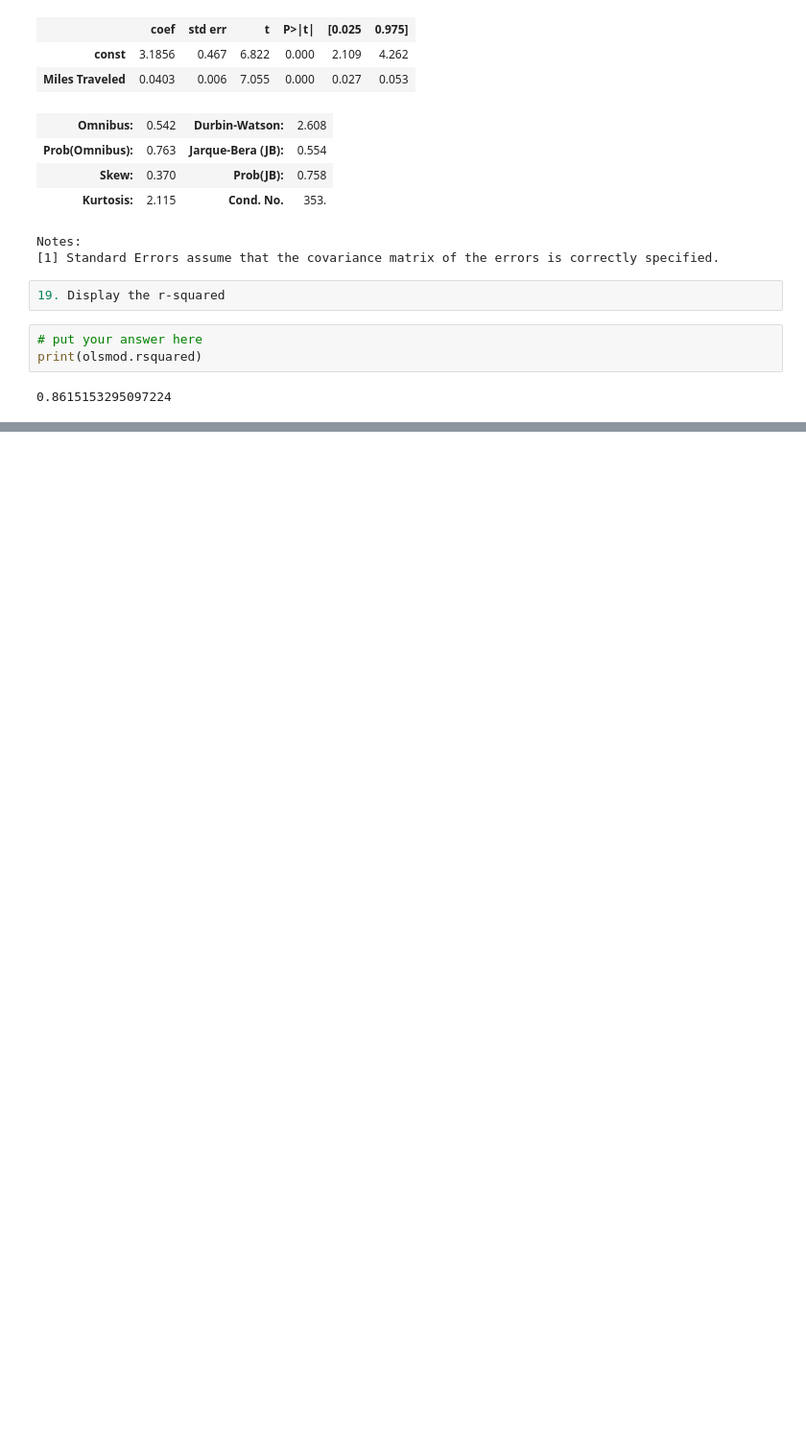
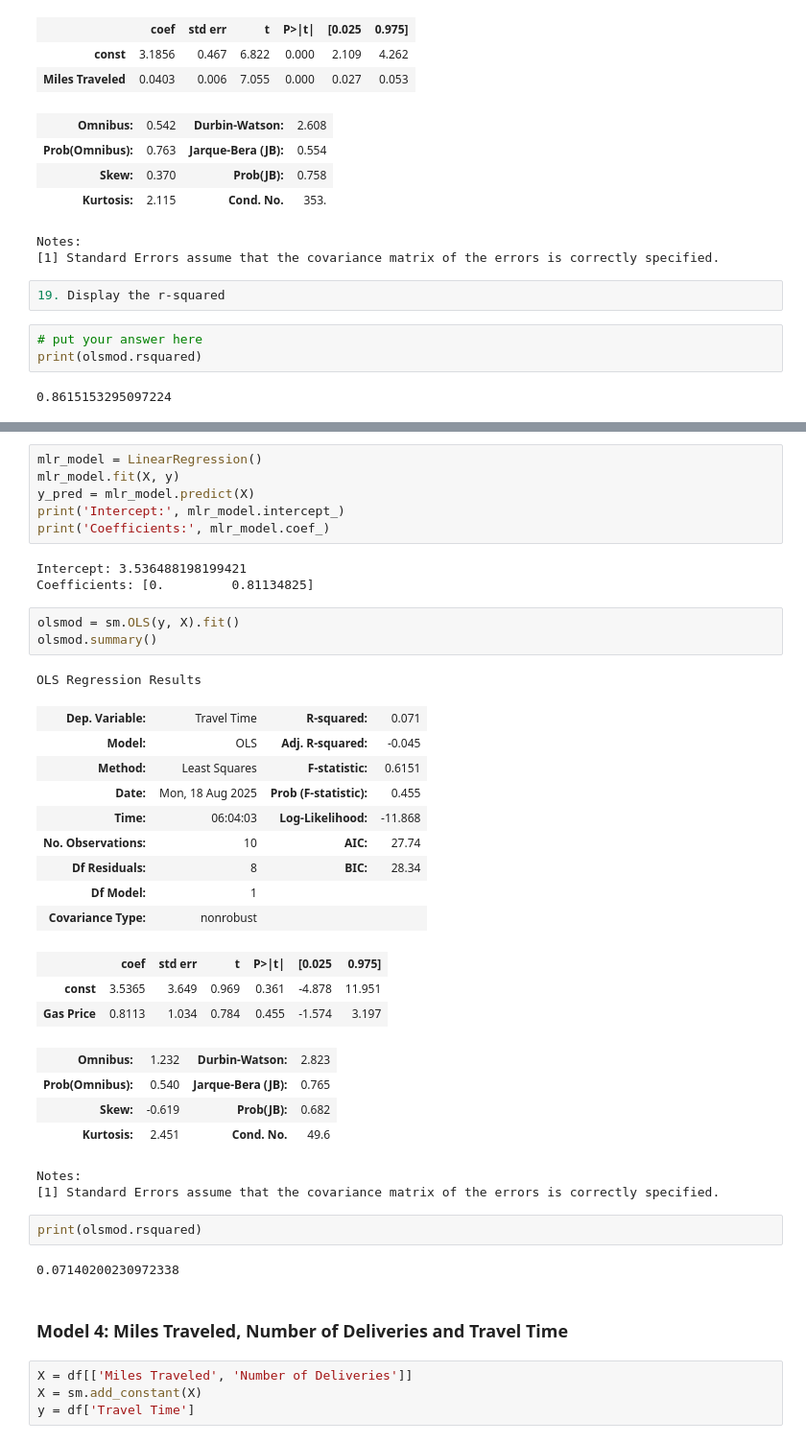
Before and after one commit to lowvey/CCMACLRL_EXERCISES_COM232, a Jupyter notebook: Exercise2B.ipynb, the cells around one changed output, grey strips where cells are left out. Shown at 96% size. Drawn from its saved outputs; the diff is of its cells as text; blank space fills up the shorter version.

```diff
--- a/Exercise2B.ipynb
+++ b/Exercise2B.ipynb
@@ -267,0 +316,42 @@ print(olsmod.rsquared)
+# %%
+mlr_model = LinearRegression()
+mlr_model.fit(X, y)
+y_pred = mlr_model.predict(X)
+print('Intercept:', mlr_model.intercept_)
+print('Coefficients:', mlr_model.coef_)
+# %% [output]
+Intercept: 3.536488198199421
+Coefficients: [0.         0.81134825]
+# %%
+olsmod = sm.OLS(y, X).fit()
+olsmod.summary()
+# %% [output]
+OLS Regression Results
+| Dep. Variable: | Travel Time | R-squared: | 0.071 |
+| Model: | OLS | Adj. R-squared: | -0.045 |
+| Method: | Least Squares | F-statistic: | 0.6151 |
+| Date: | Mon, 18 Aug 2025 | Prob (F-statistic): | 0.455 |
+| Time: | 06:04:03 | Log-Likelihood: | -11.868 |
+| No. Observations: | 10 | AIC: | 27.74 |
+| Df Residuals: | 8 | BIC: | 28.34 |
+| Df Model: | 1 |  |  |
+| Covariance Type: | nonrobust |  |  |
+|  | coef | std err | t | P>|t| | [0.025 | 0.975] |
+| const | 3.5365 | 3.649 | 0.969 | 0.361 | -4.878 | 11.951 |
+| Gas Price | 0.8113 | 1.034 | 0.784 | 0.455 | -1.574 | 3.197 |
+| Omnibus: | 1.232 | Durbin-Watson: | 2.823 |
+| Prob(Omnibus): | 0.540 | Jarque-Bera (JB): | 0.765 |
+| Skew: | -0.619 | Prob(JB): | 0.682 |
+| Kurtosis: | 2.451 | Cond. No. | 49.6 |
+Notes:
+[1] Standard Errors assume that the covariance matrix of the errors is correctly specified.
+# %%
+print(olsmod.rsquared)
+# %% [output]
+0.07140200230972338
+# %% [markdown]
+### Model 4: Miles Traveled, Number of Deliveries and Travel Time
+# %%
+X = df[['Miles Traveled', 'Number of Deliveries']]
+X = sm.add_constant(X)
+y = df['Travel Time']
```
Also changed, not shown: parts of 25 cells of this notebook.
